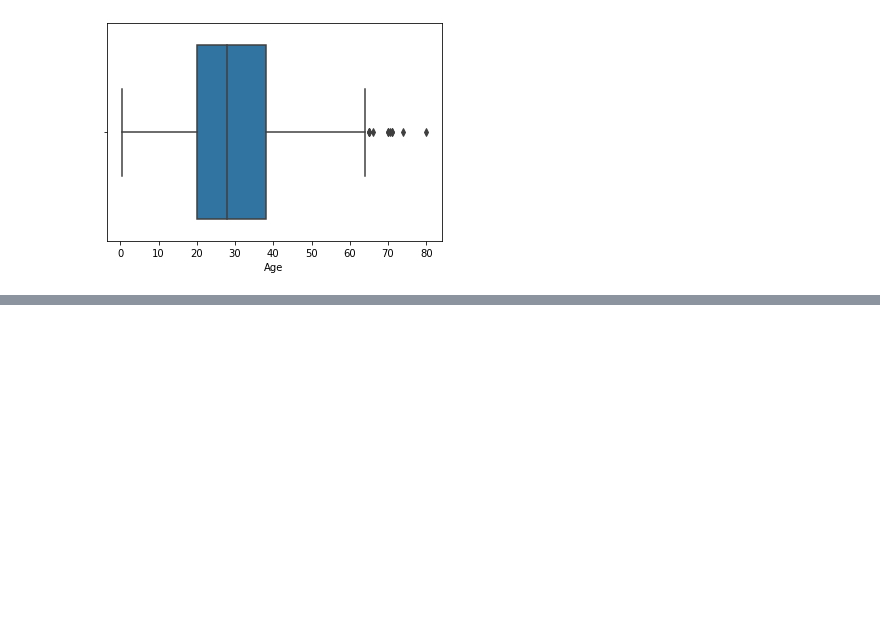
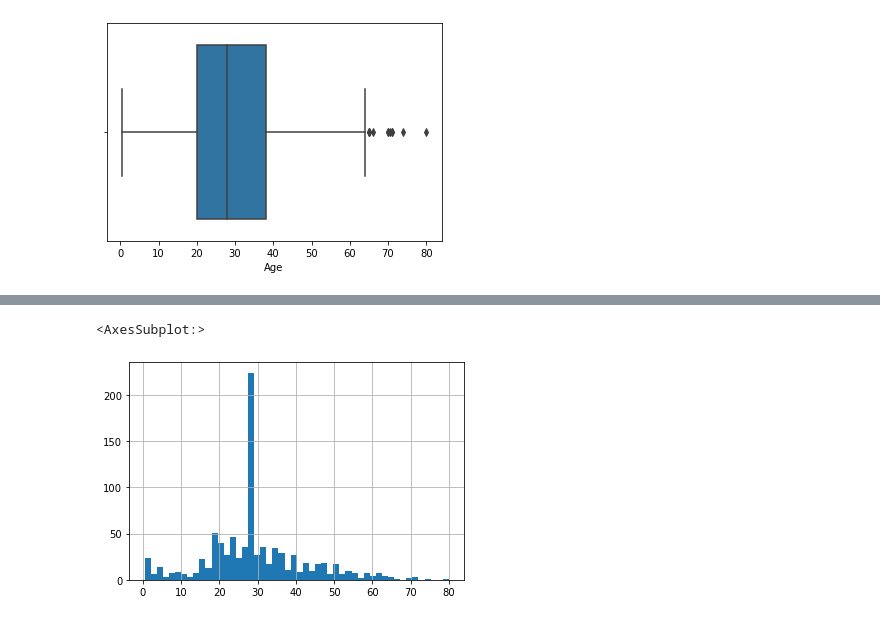
Before and after one commit to AugustineJosephMN/Feature-Engineering, a Jupyter notebook: Handling-Missing-Values.ipynb, the cells around one changed output, grey strips where cells are left out. Saved outputs shown, nothing was run; the diff lists cells and outputs as text; code cells hidden in the pictures; blank space fills up the shorter version.

```diff
--- a/Handling-Missing-Values.ipynb
+++ b/Handling-Missing-Values.ipynb
@@ -302,0 +310,5 @@ df.head()
+# %%
+df['Age'].hist(bins=50)
+# %% [output]
+<AxesSubplot:>
+[figure, added]
```
Also changed, not shown: parts of 8 cells of this notebook.
